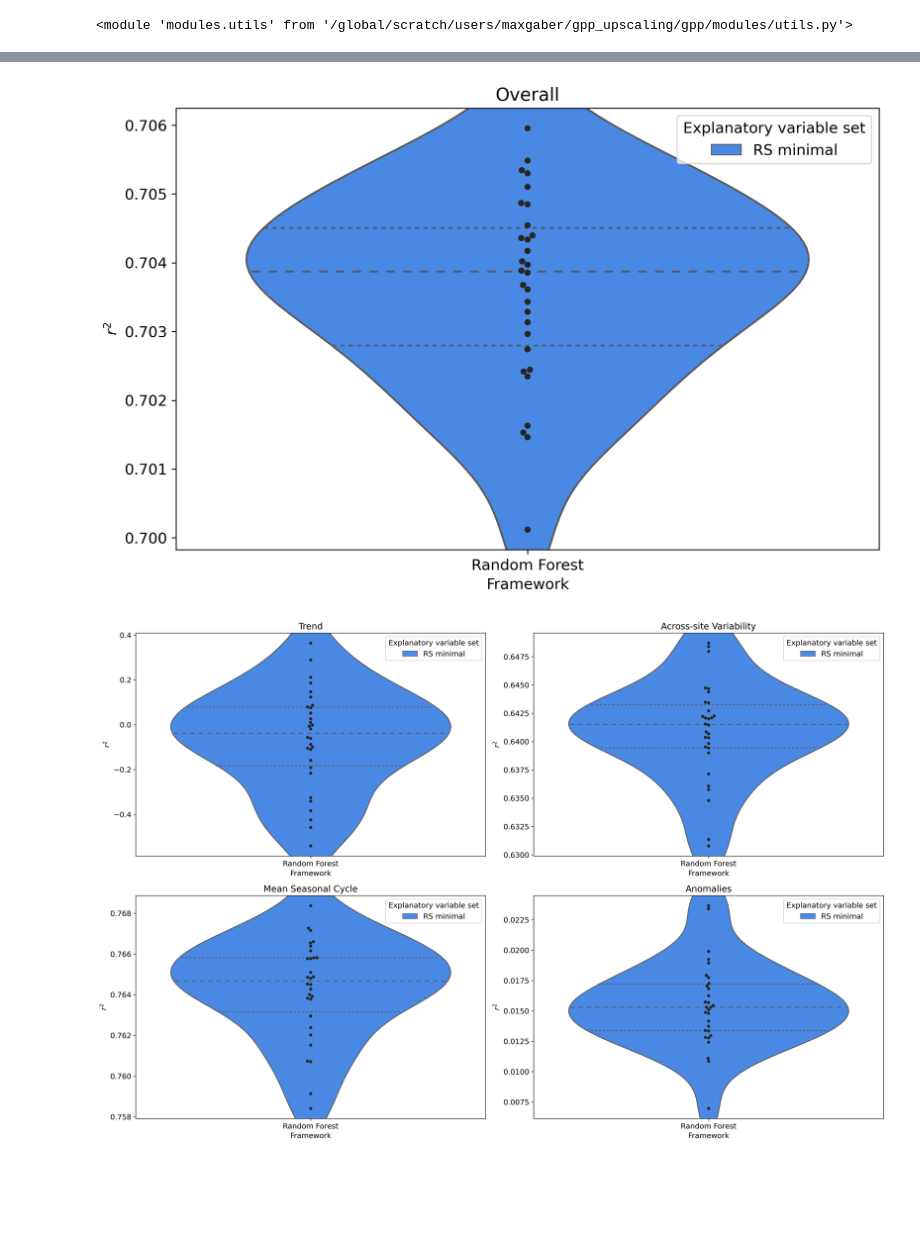
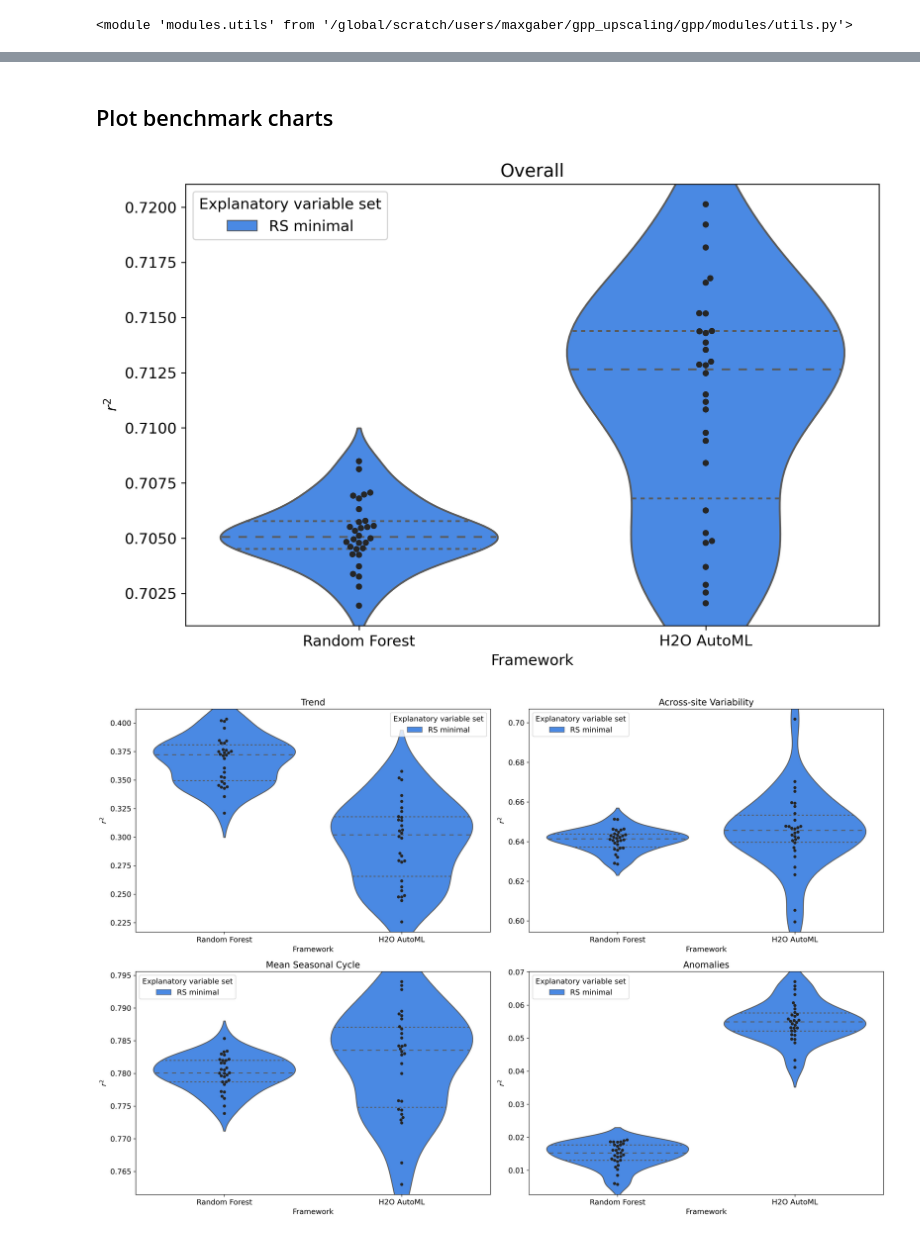
Before and after one commit to mxgbr/gpp_upscaling, a Jupyter notebook: 02_benchmark.ipynb, the cells around one changed output, grey strips where cells are left out. Drawn from its saved outputs; the diff is of its cells as text; code cells hidden in the pictures; blank space fills up the shorter version.

```diff
--- a/02_benchmark.ipynb
+++ b/02_benchmark.ipynb
@@ -11,3 +13,3 @@ reload(utils)
 # %%
-df = analysis.eval_metrics('2022102113540692', out_path='analysis/benchmark/')
+df = analysis.eval_metrics('2022102313544325', out_path='analysis/benchmark/', min_months=24)
 # %% [output]
@@ -122,9 +142,20 @@ To adopt the future behavior and silence this warning, use
 ... (48 outputs left out)
+# %% [markdown]
+## Plot benchmark charts
 # %%
-df = pd.read_csv('analysis/benchmark/2022102113540692/metrics.csv')
-df['Explanatory variable set'] = 'RS minimal'
-df['Framework'] = 'Random Forest'
+exp_ids = [2022102313544246, 2022102313544325]
+var_sets = ['RS minimal', 'RS minimal']
+frameworks = ['Random Forest', 'H2O AutoML']
+
+frames =[]
+for idx, exp_id in enumerate(exp_ids):
+    df = pd.read_csv('analysis/benchmark/' + str(exp_id) + '/metrics.csv')
+    df['Explanatory variable set'] = var_sets[idx]
+    df['Framework'] = frameworks[idx]
+    frames.append(df)
+
+df = pd.concat(frames)
 analysis.plt_model_comparison(df, 'analysis/benchmark/', 'Explanatory variable set', 'Framework', 'r2_overall')
 # %% [output]
-[figure, old version]
+[figure, new version]
-[figure, old version]
+[figure, new version]
```
Also changed, not shown: parts of 2 cells of this notebook.
